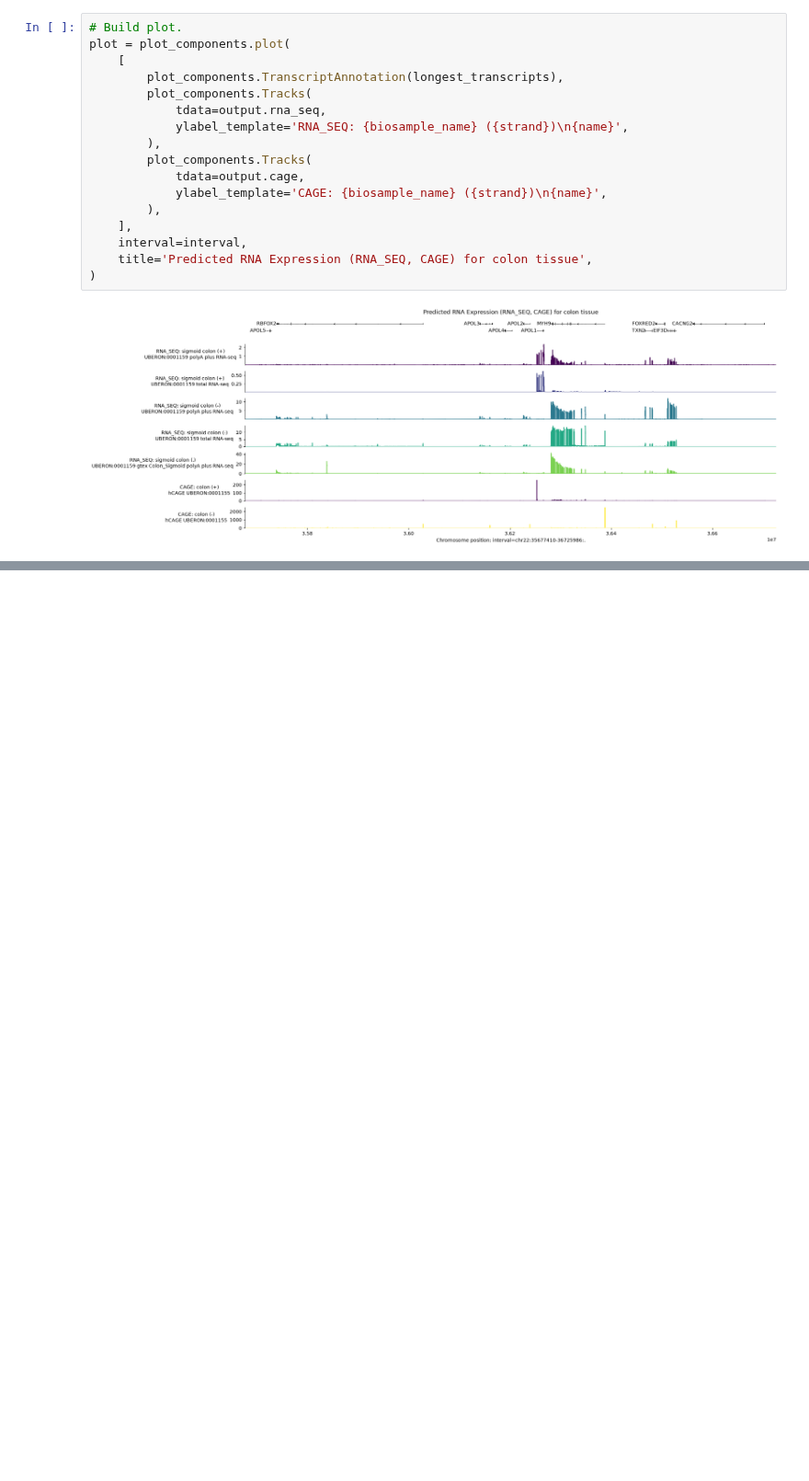
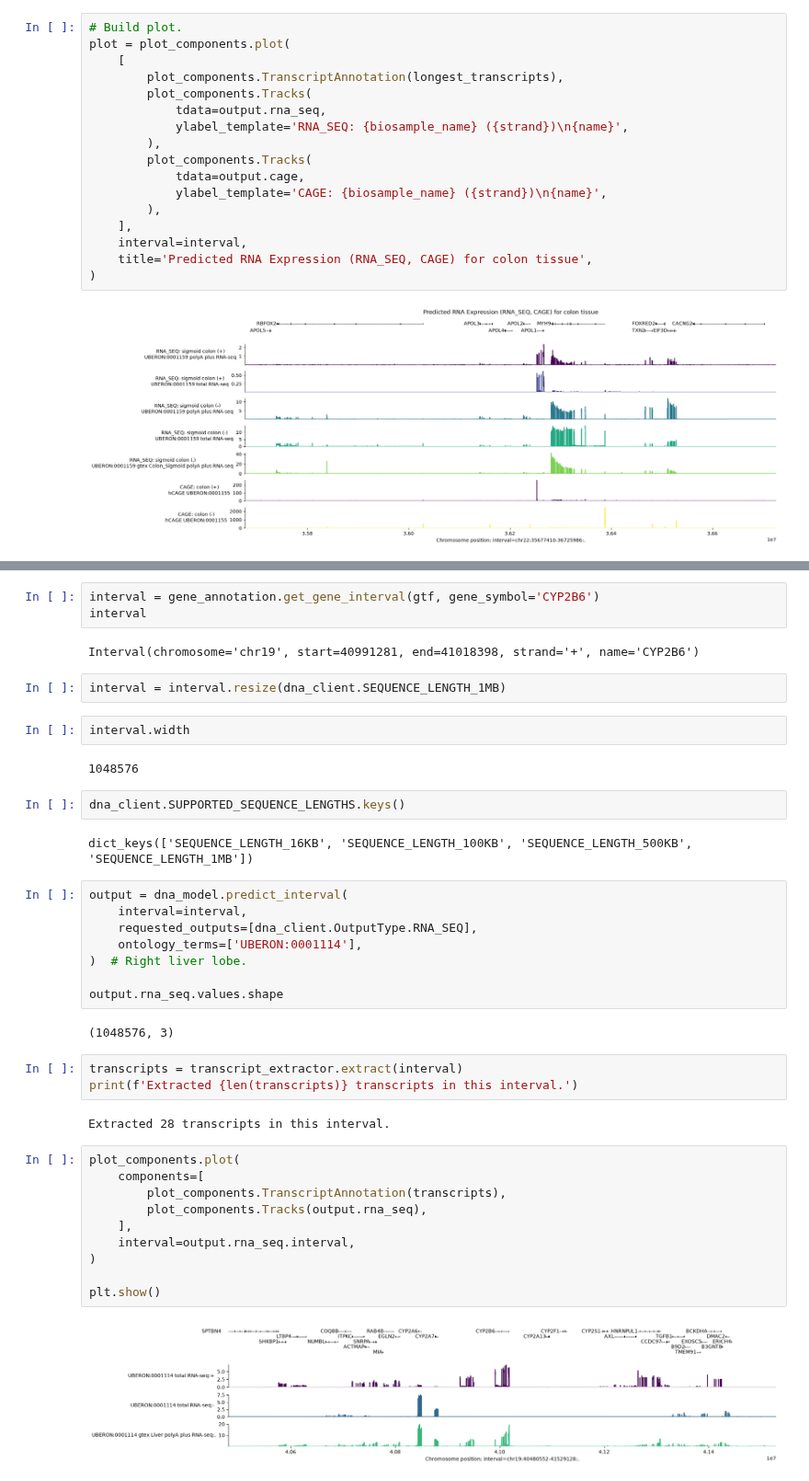
Before and after one commit to eirikhoye/action_var, a Jupyter notebook: workflow/notebooks/alphagenome_tutorial.ipynb, the cells around one changed output, grey strips where cells are left out. Shown at 92% size. Cells and saved outputs as stored; diff of their text form; blank space fills up the shorter version.

```diff
--- a/workflow/notebooks/alphagenome_tutorial.ipynb
+++ b/workflow/notebooks/alphagenome_tutorial.ipynb
@@ -82,0 +201,42 @@ plot = plot_components.plot(
+# %%
+interval = gene_annotation.get_gene_interval(gtf, gene_symbol='CYP2B6')
+interval
+# %% [output]
+Interval(chromosome='chr19', start=40991281, end=41018398, strand='+', name='CYP2B6')
+# %%
+interval = interval.resize(dna_client.SEQUENCE_LENGTH_1MB)
+# %%
+interval.width
+# %% [output]
+1048576
+# %%
+dna_client.SUPPORTED_SEQUENCE_LENGTHS.keys()
+# %% [output]
+dict_keys(['SEQUENCE_LENGTH_16KB', 'SEQUENCE_LENGTH_100KB', 'SEQUENCE_LENGTH_500KB', 'SEQUENCE_LENGTH_1MB'])
+# %%
+output = dna_model.predict_interval(
+    interval=interval,
+    requested_outputs=[dna_client.OutputType.RNA_SEQ],
+    ontology_terms=['UBERON:0001114'],
+)  # Right liver lobe.
+
+output.rna_seq.values.shape
+# %% [output]
+(1048576, 3)
+# %%
+transcripts = transcript_extractor.extract(interval)
+print(f'Extracted {len(transcripts)} transcripts in this interval.')
+# %% [output]
+Extracted 28 transcripts in this interval.
+# %%
+plot_components.plot(
+    components=[
+        plot_components.TranscriptAnnotation(transcripts),
+        plot_components.Tracks(output.rna_seq),
+    ],
+    interval=output.rna_seq.interval,
+)
+
+plt.show()
+# %% [output]
+[figure, added]
```
Also changed, not shown: parts of 32 cells of this notebook, 9 other files.
